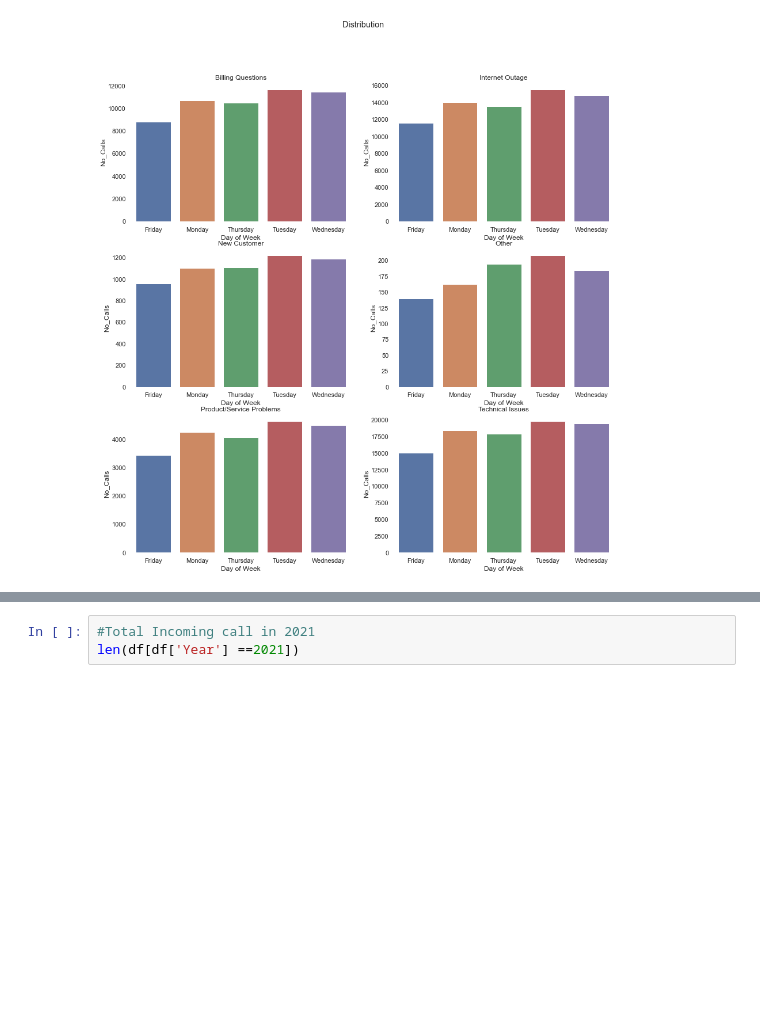
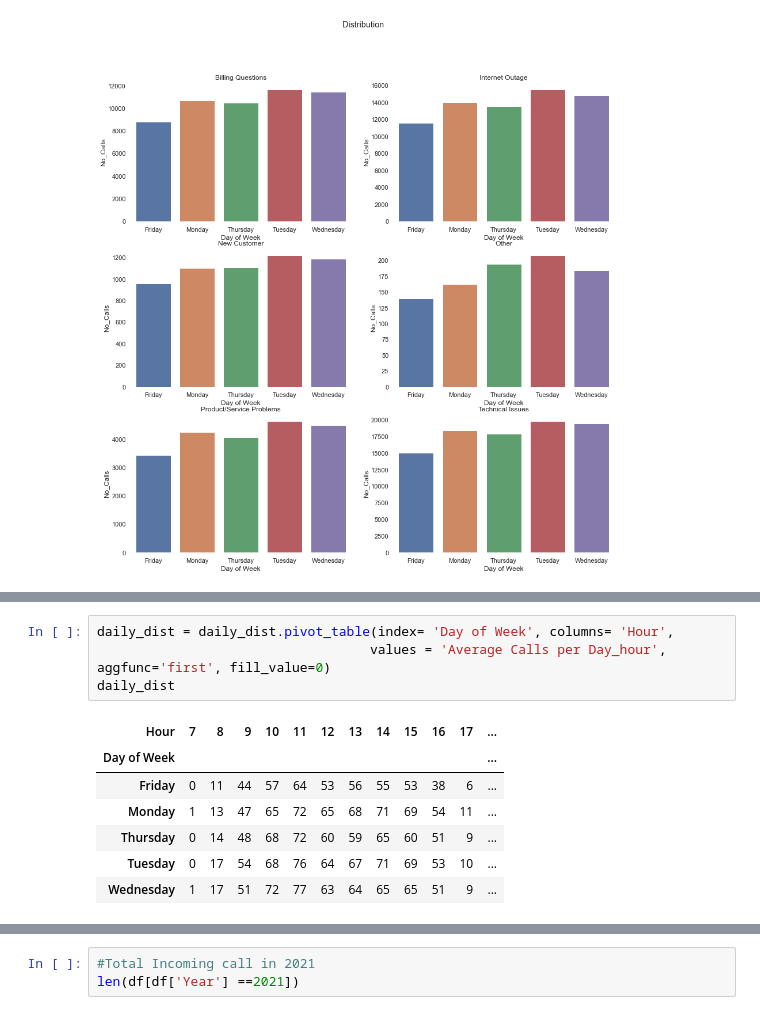
Before and after one commit to diana-kungu/RWDF, a Jupyter notebook: Call Center Operations Analytics/call_center.ipynb, the cells around one changed output, grey strips where cells are left out. Saved outputs shown, nothing was run; the diff lists cells and outputs as text; blank space fills up the shorter version.

```diff
--- a/Call Center Operations Analytics/call_center.ipynb
+++ b/Call Center Operations Analytics/call_center.ipynb
@@ -144,0 +162,12 @@ daily_dist = df.groupby(['Day of Week','Hour']).agg(No_Calls =('Call #', 'count'
+# %%
+daily_dist = daily_dist.pivot_table(index= 'Day of Week', columns= 'Hour',
+                                   values = 'Average Calls per Day_hour', aggfunc='first', fill_value=0)
+daily_dist
+# %% [output]
+| Hour | 7 | 8 | 9 | 10 | 11 | 12 | 13 | 14 | 15 | 16 | 17 | ... |
+| Day of Week |  |  |  |  |  |  |  |  |  |  |  | ... |
+| Friday | 0 | 11 | 44 | 57 | 64 | 53 | 56 | 55 | 53 | 38 | 6 | ... |
+| Monday | 1 | 13 | 47 | 65 | 72 | 65 | 68 | 71 | 69 | 54 | 11 | ... |
+| Thursday | 0 | 14 | 48 | 68 | 72 | 60 | 59 | 65 | 60 | 51 | 9 | ... |
+| Tuesday | 0 | 17 | 54 | 68 | 76 | 64 | 67 | 71 | 69 | 53 | 10 | ... |
+| Wednesday | 1 | 17 | 51 | 72 | 77 | 63 | 64 | 65 | 65 | 51 | 9 | ... |
```
Also changed, not shown: parts of 4 cells of this notebook.
